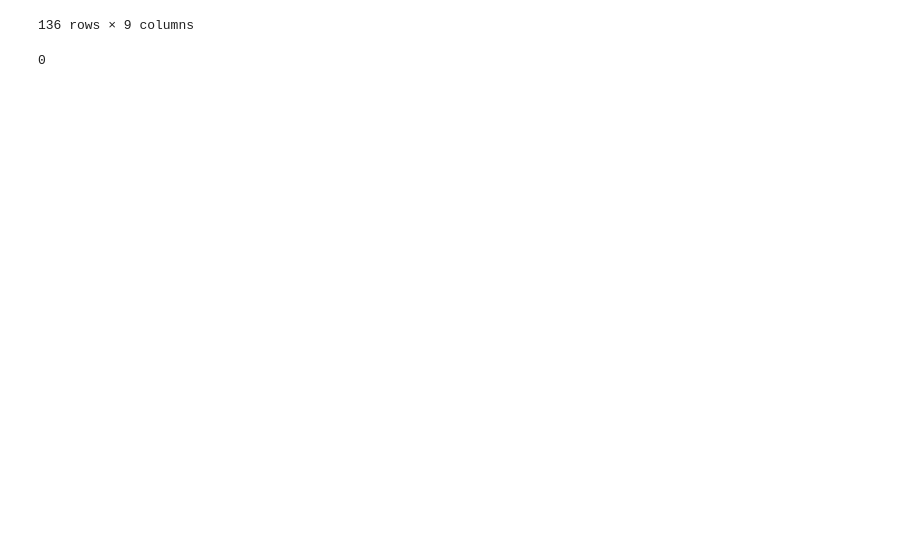
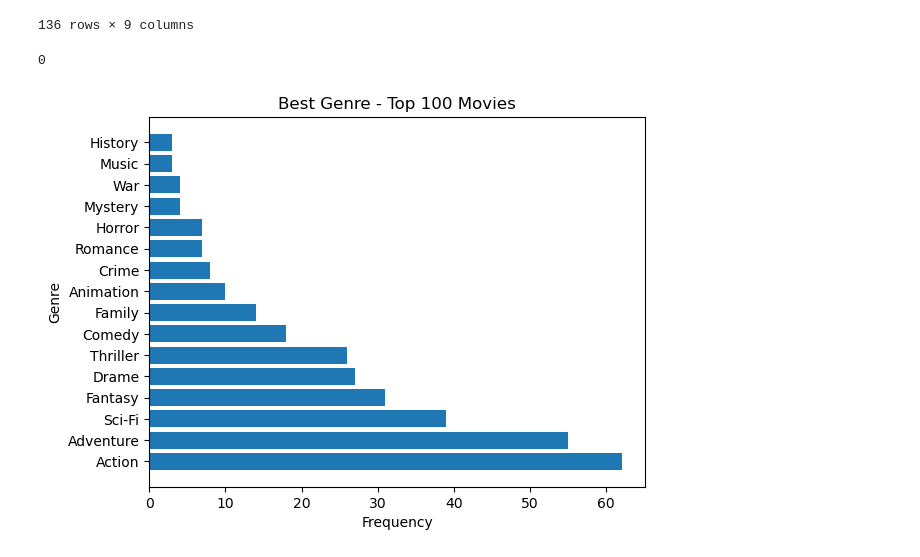
Before and after one commit to Tommyphung1/Movie_Anaylsis_for_Profit-, a Jupyter notebook: movie_code.ipynb, the cells around one changed output. Cells and saved outputs as stored; diff of their text form; code cells hidden in the pictures; blank space fills up the shorter version.

```diff
--- a/movie_code.ipynb
+++ b/movie_code.ipynb
@@ -150,3 +156,37 @@ df_1.drop_duplicates(inplace = True)    #Remove dups
 df_1.duplicated().sum()   #Check again for dups
 # %% [output]
 0
+# %%
+#Sort by popularity to see whats type of movies are the best
+df_1.sort_values('popularity', inplace = True,ascending= False)
+df1_top_movies = df_1[0:100]
+df1_worst_movie = df_1[-100:]
+# %%
+convert = {'28' : 'Action', '12': 'Adventure', '35': 'Comedy', '99': 'Documentary',
+           '18': 'Drame', '14': 'Fantasy', '27': 'Horror', '878' : 'Sci-Fi', '53' : 'Thriller',
+           '16': 'Animation', '80' : 'Crime', '99': 'Documentary', '10751' : 'Family',
+           '14':'Fantasy', "36" : 'History','27': 'Horror', '10402':'Music',
+           '9648':'Mystery','10749':'Romance','10770': 'TV Movie','10752': 'War','37':'Western' }
+def count_genre(df_list):
+    genre_count = {}    #https://www.themoviedb.org/talk/5daf6eb0ae36680011d7e6ee
+    for movie in df_list['genre_ids']:
+        movie = movie.strip('[]')
+        movie = movie.replace(' ', '')
+        movie = movie.split(',')
+
+        for genre in movie:
+            if(genre_count.get(convert[genre])):
+                genre_count[convert[genre]] += 1
+            else:
+                genre_count[convert[genre]] = 1
+    return sorted(genre_count.items(), key = lambda x: x[1], reverse=True)
+
+df1_top_genre = count_genre(df1_top_movies)
+x, y = zip(*df1_top_genre)
+fig1, ax1 = plt.subplots()
+ax1 = plt.barh(x,y);
+plt.xlabel("Frequency");
+plt.ylabel("Genre");
+plt.title("Best Genre - Top 100 Movies");
+# %% [output]
+[figure, added]
```
Also changed, not shown: parts of 8 cells of this notebook.
